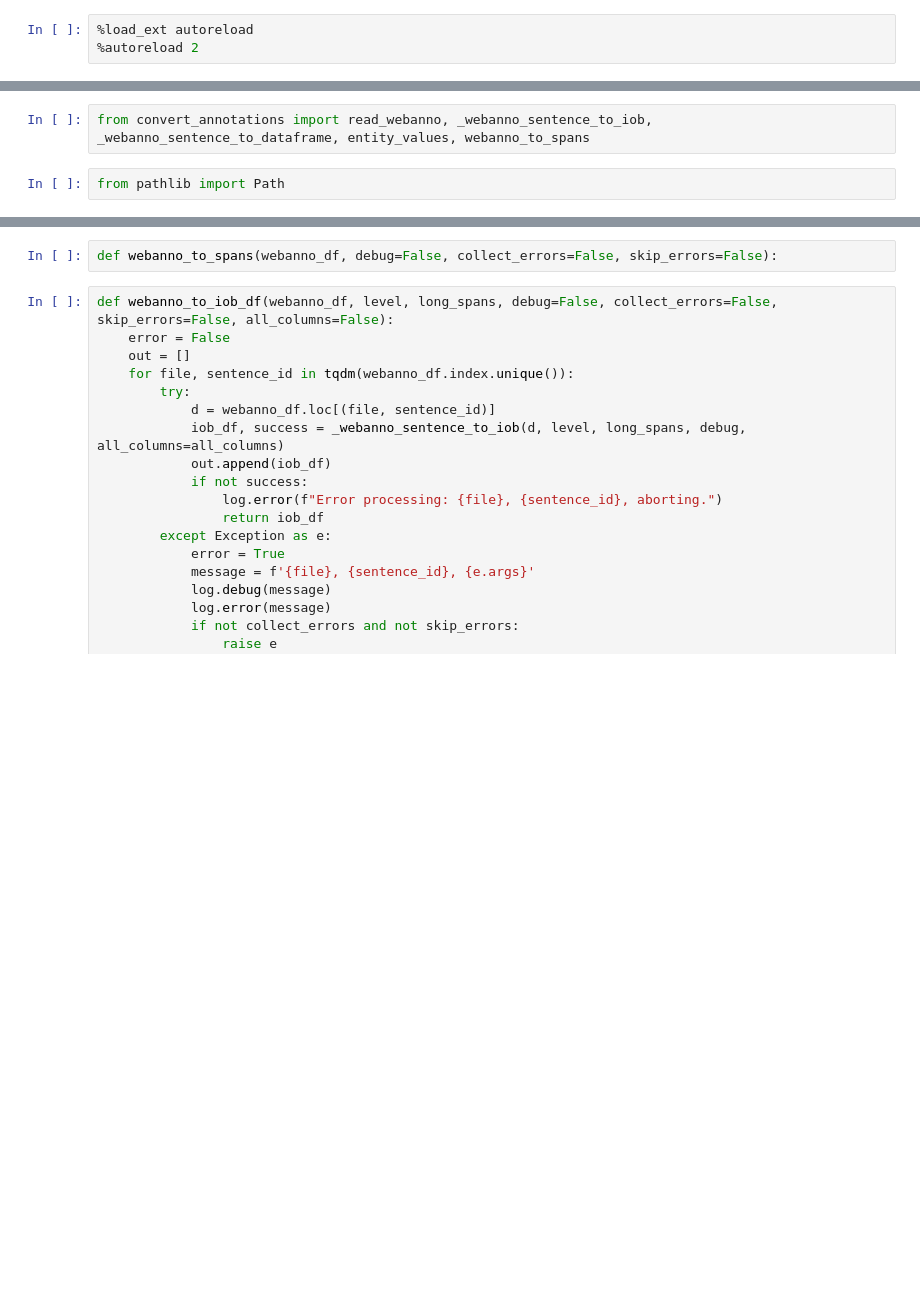
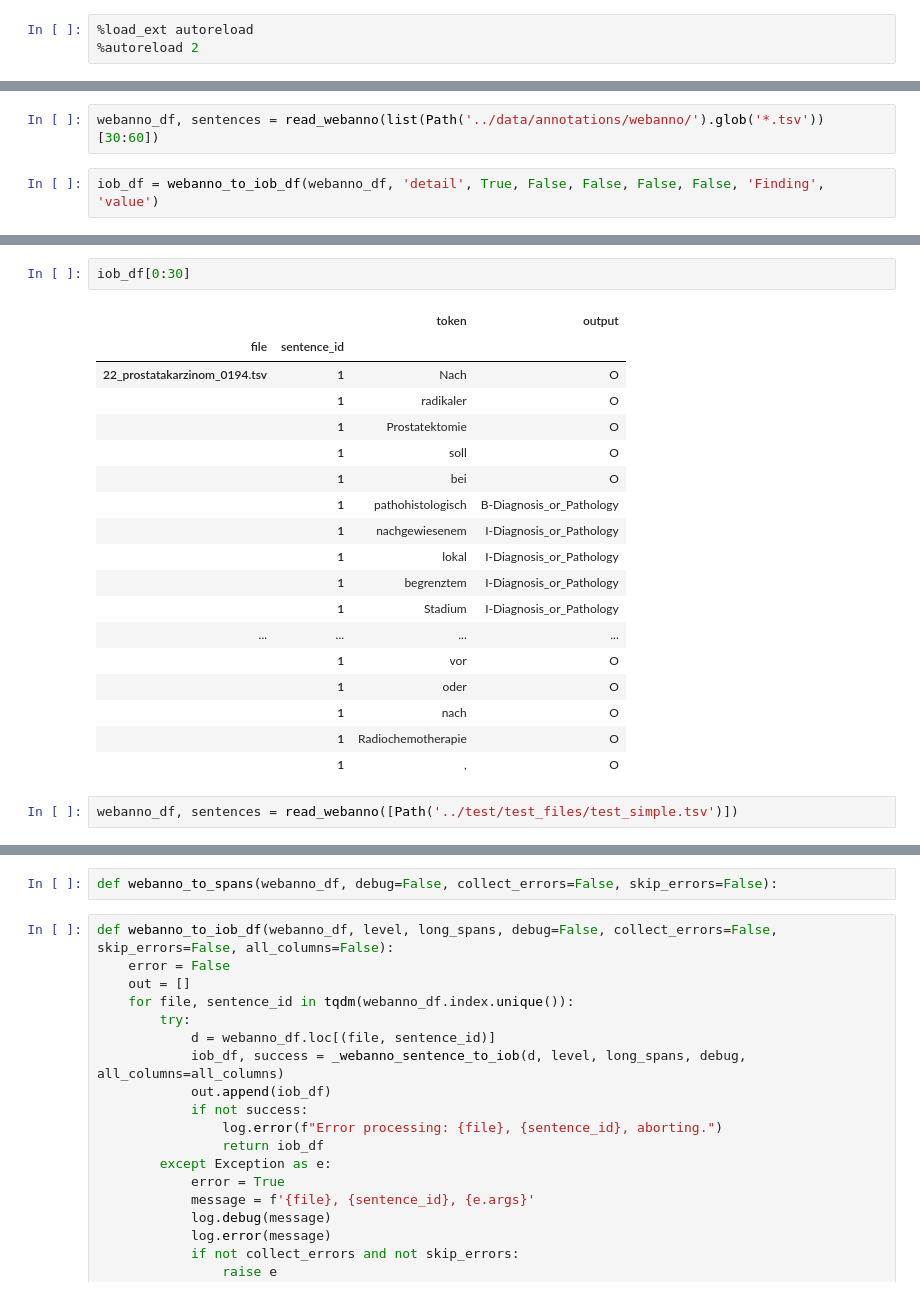
Before and after one commit to hpi-dhc/ggponc_annotation, a Jupyter notebook: util/ConvertSpacy.ipynb, the cells around one changed output, grey strips where cells are left out. Saved outputs shown, nothing was run; the diff lists cells and outputs as text; blank space fills up the shorter version.

Commit message:
Entity type based conversion

```diff
--- a/util/ConvertSpacy.ipynb
+++ b/util/ConvertSpacy.ipynb
@@ -4,4 +10,4 @@
 # %%
-from convert_annotations import read_webanno, _webanno_sentence_to_iob, _webanno_sentence_to_dataframe, entity_values, webanno_to_spans
+webanno_df, sentences = read_webanno(list(Path('../data/annotations/webanno/').glob('*.tsv'))[30:60])
 # %%
-from pathlib import Path
+iob_df = webanno_to_iob_df(webanno_df, 'detail', True, False, False, False, False, 'Finding', 'value')
@@ -214,0 +14,23 @@ Exception: Stuck expanding sections
+# %%
+iob_df[0:30]
+# %% [output]
+|  |  | token | output |
+| file | sentence_id |  |  |
+| 22_prostatakarzinom_0194.tsv | 1 | Nach | O |
+|  | 1 | radikaler | O |
+|  | 1 | Prostatektomie | O |
+|  | 1 | soll | O |
+|  | 1 | bei | O |
+|  | 1 | pathohistologisch | B-Diagnosis_or_Pathology |
+|  | 1 | nachgewiesenem | I-Diagnosis_or_Pathology |
+|  | 1 | lokal | I-Diagnosis_or_Pathology |
+|  | 1 | begrenztem | I-Diagnosis_or_Pathology |
+|  | 1 | Stadium | I-Diagnosis_or_Pathology |
+| ... | ... | ... | ... |
+|  | 1 | vor | O |
+|  | 1 | oder | O |
+|  | 1 | nach | O |
+|  | 1 | Radiochemotherapie | O |
+|  | 1 | , | O |
+# %%
+webanno_df, sentences = read_webanno([Path('../test/test_files/test_simple.tsv')])
```
Also changed, not shown: parts of 31 cells of this notebook, 4 other files.
